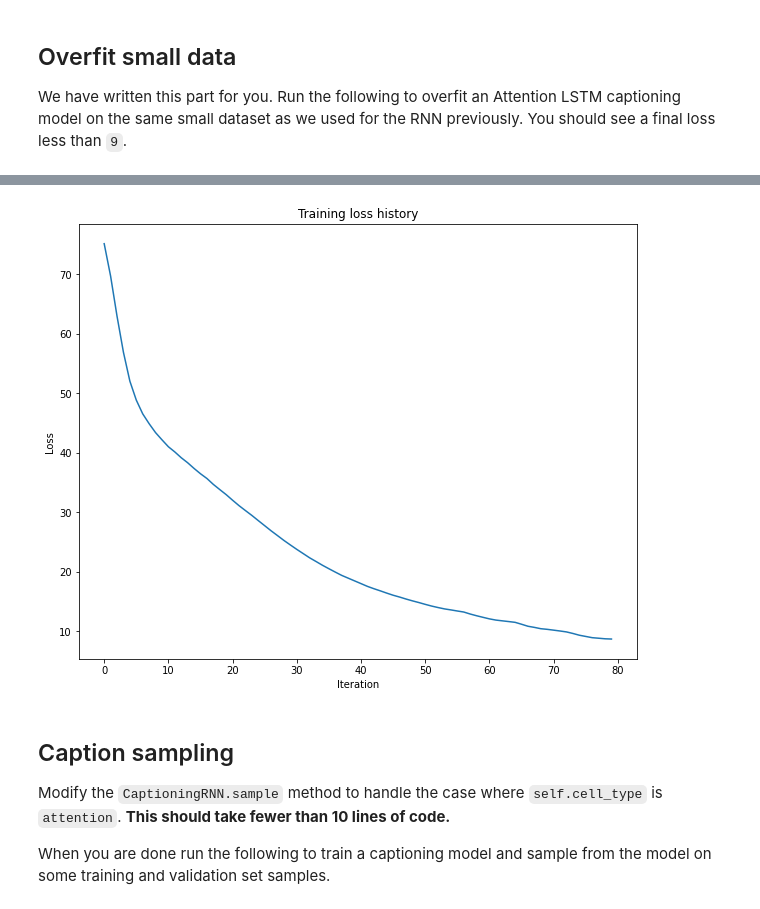
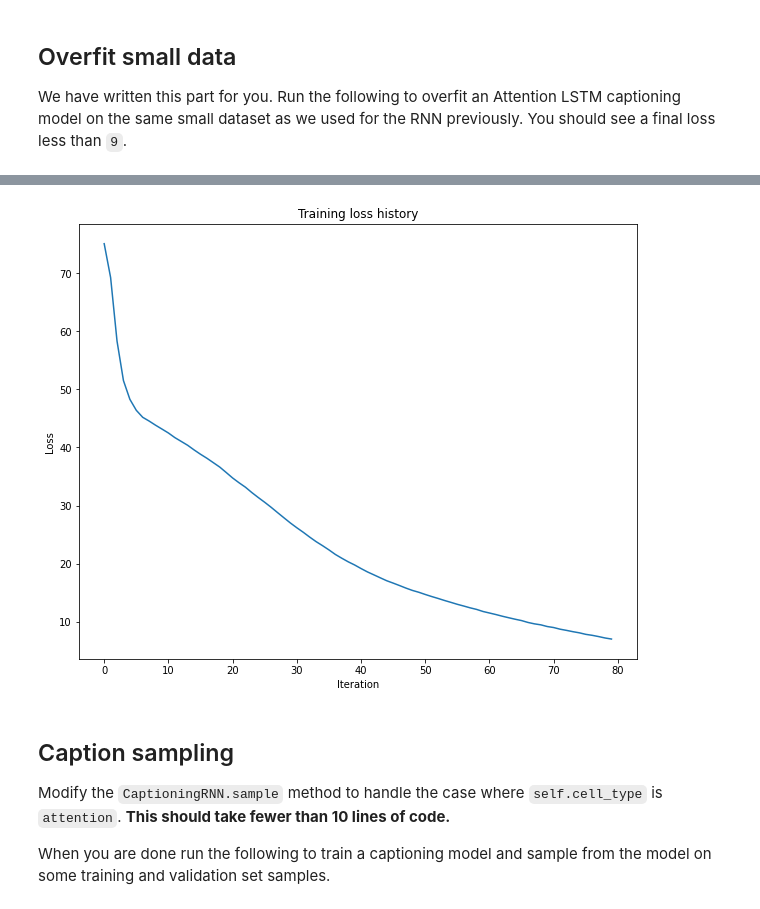
Before and after one commit to laihongphuc/Deep-learning-for-Computer-Vision-EECS-498---CS231n-, a Jupyter notebook: A4/A4/rnn_lstm_attention_captioning.ipynb, the cells around one changed output, grey strips where cells are left out. Saved outputs shown, nothing was run; the diff lists cells and outputs as text; code cells hidden in the pictures.

```diff
--- a/A4/A4/rnn_lstm_attention_captioning.ipynb
+++ b/A4/A4/rnn_lstm_attention_captioning.ipynb
@@ -1196,7 +1196,7 @@ model = CaptioningRNN(
           ignore_index=NULL_index,
           **to_float_cuda)
 
-for learning_rate in [1e-3]:
+for learning_rate in [2e-3]:
   print('learning rate is: ', learning_rate)
   attn_overfit, _ = captioning_train(model, small_image_data, small_caption_data,
                 num_epochs=num_epochs, batch_size=batch_size,
@@ -1222,4 +1222,4 @@ learning rate is:  0.001
-[figure, old version]
+[figure, new version]
 # %% [markdown]
 ## Caption sampling
 Modify the `CaptioningRNN.sample` method to handle the case where `self.cell_type` is `attention`. **This should take fewer than 10 lines of code.**
```
Also changed, not shown: parts of 6 cells of this notebook, 1 other file.
